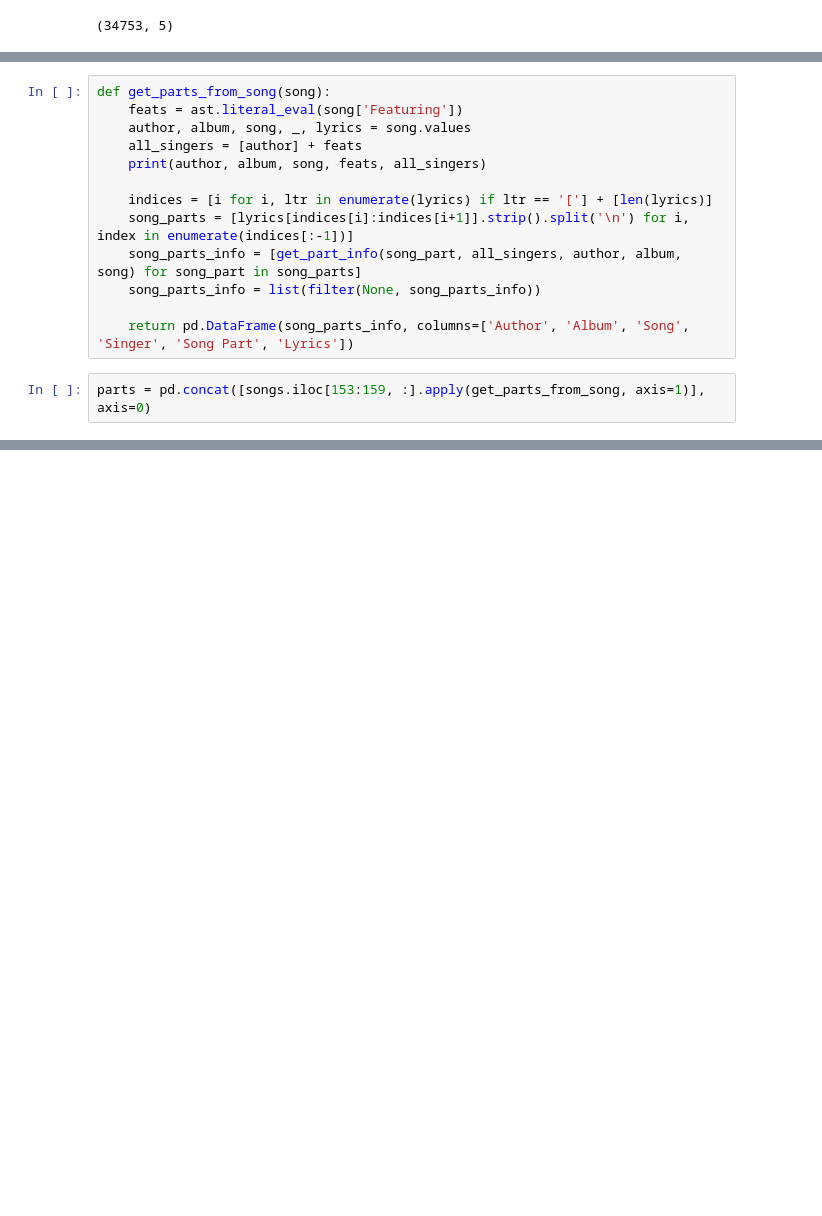
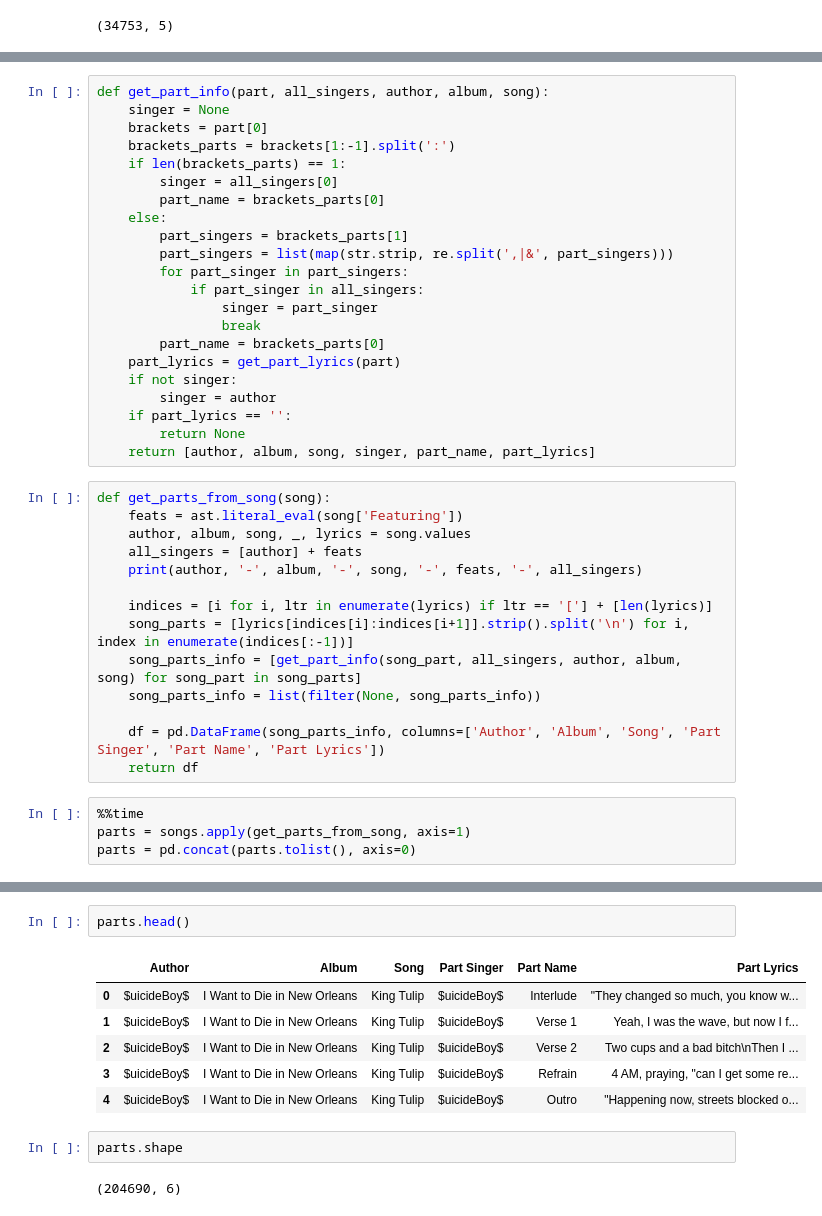
Before and after one commit to detkov/Own-Music-Recommendation-System, a Jupyter notebook: Songs Handler [3].ipynb, the cells around one changed output, grey strips where cells are left out. Cells and saved outputs as stored; diff of their text form; blank space fills up the shorter version.

Commit message:
Final dataset with song parts is ready

```diff
--- a/Songs Handler [3].ipynb
+++ b/Songs Handler [3].ipynb
@@ -53,16 +33,41 @@ songs.shape
+# %%
+def get_part_info(part, all_singers, author, album, song):
+    singer = None
+    brackets = part[0]
+    brackets_parts = brackets[1:-1].split(':')
+    if len(brackets_parts) == 1:
+        singer = all_singers[0]
+        part_name = brackets_parts[0]
+    else:
+        part_singers = brackets_parts[1]
+        part_singers = list(map(str.strip, re.split(',|&', part_singers)))
+        for part_singer in part_singers:
+            if part_singer in all_singers:
+                singer = part_singer
+                break
+        part_name = brackets_parts[0]
+    part_lyrics = get_part_lyrics(part)
+    if not singer:
+        singer = author
+    if part_lyrics == '':
+        return None
+    return [author, album, song, singer, part_name, part_lyrics]
 # %%
 def get_parts_from_song(song):
     feats = ast.literal_eval(song['Featuring'])
     author, album, song, _, lyrics = song.values
     all_singers = [author] + feats
-    print(author, album, song, feats, all_singers)
+    print(author, '-', album, '-', song, '-', feats, '-', all_singers)
 
     indices = [i for i, ltr in enumerate(lyrics) if ltr == '['] + [len(lyrics)]
     song_parts = [lyrics[indices[i]:indices[i+1]].strip().split('\n') for i, index in enumerate(indices[:-1])]
     song_parts_info = [get_part_info(song_part, all_singers, author, album, song) for song_part in song_parts]
     song_parts_info = list(filter(None, song_parts_info))
 
-    return pd.DataFrame(song_parts_info, columns=['Author', 'Album', 'Song', 'Singer', 'Song Part', 'Lyrics'])
+    df = pd.DataFrame(song_parts_info, columns=['Author', 'Album', 'Song', 'Part Singer', 'Part Name', 'Part Lyrics'])
+    return df
 # %%
-parts = pd.concat([songs.iloc[153:159, :].apply(get_parts_from_song, axis=1)], axis=0)
+%%time
+parts = songs.apply(get_parts_from_song, axis=1)
+parts = pd.concat(parts.tolist(), axis=0)
 # %% [output]
@@ -101,0 +91,13 @@ songs[pd.notna(songs['Featuring'])]
+# %%
+parts.head()
+# %% [output]
+|  | Author | Album | Song | Part Singer | Part Name | Part Lyrics |
+| 0 | $uicideBoy$ | I Want to Die in New Orleans | King Tulip | $uicideBoy$ | Interlude | "They changed so much, you know w... |
+| 1 | $uicideBoy$ | I Want to Die in New Orleans | King Tulip | $uicideBoy$ | Verse 1 | Yeah, I was the wave, but now I f... |
+| 2 | $uicideBoy$ | I Want to Die in New Orleans | King Tulip | $uicideBoy$ | Verse 2 | Two cups and a bad bitch\nThen I ... |
+| 3 | $uicideBoy$ | I Want to Die in New Orleans | King Tulip | $uicideBoy$ | Refrain | 4 AM, praying, "can I get some re... |
+| 4 | $uicideBoy$ | I Want to Die in New Orleans | King Tulip | $uicideBoy$ | Outro | "Happening now, streets blocked o... |
+# %%
+parts.shape
+# %% [output]
+(204690, 6)
```
Also changed, not shown: parts of 7 cells of this notebook, 2 other files.
